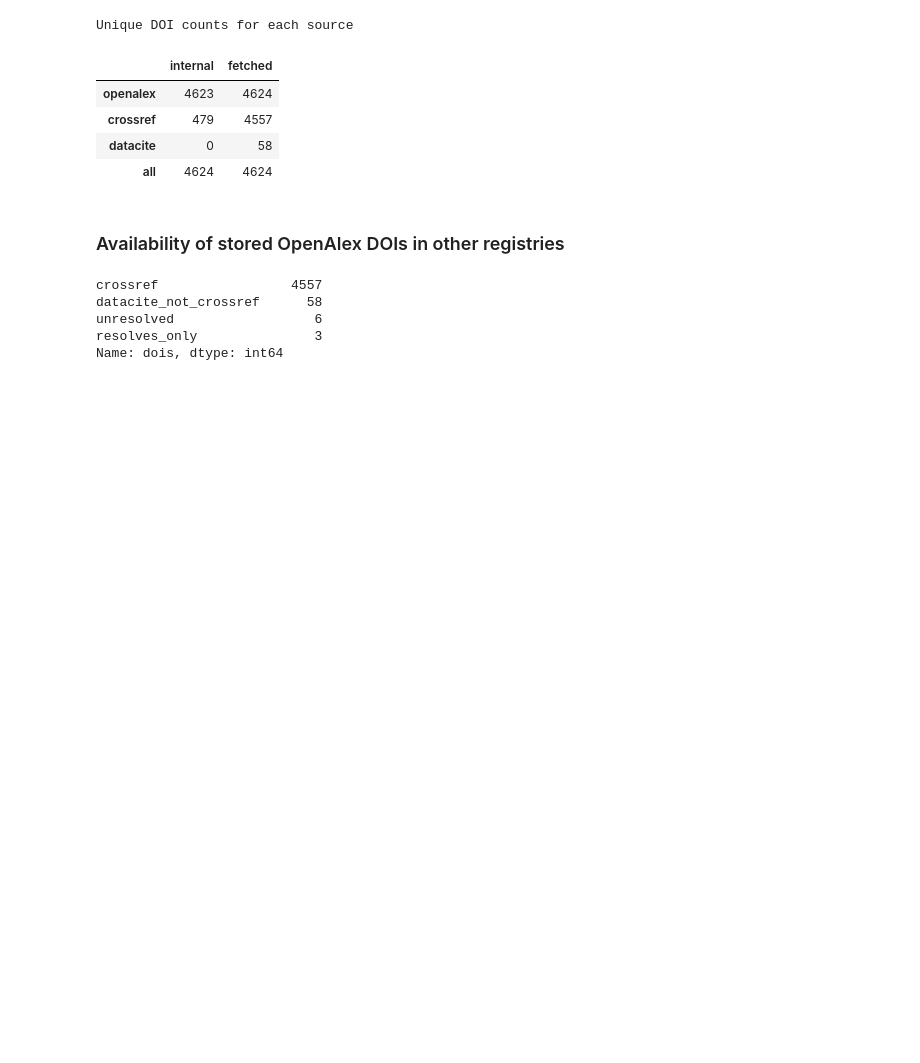
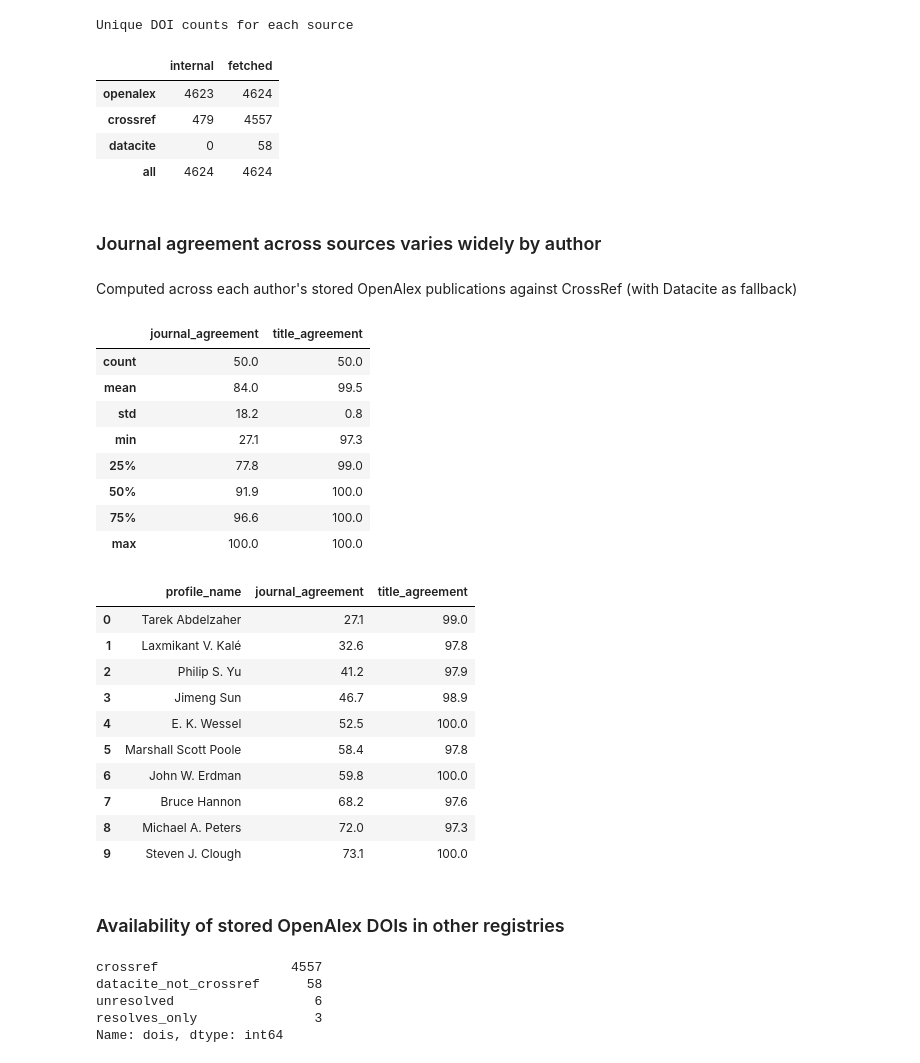
Before and after one commit to adityaballabh/scholarix-assessment, a Jupyter notebook: analysis/audit/audit.ipynb, the cells around one changed output. Cells and saved outputs as stored; diff of their text form; code cells hidden in the pictures; blank space fills up the shorter version.

Commit message:
add agreement per author and journal checks

```diff
--- a/analysis/audit/audit.ipynb
+++ b/analysis/audit/audit.ipynb
@@ -123,6 +125,44 @@ Unique DOI counts for each source
 | crossref | 479 | 4557 |
 | datacite | 0 | 58 |
 | all | 4624 | 4624 |
+# %% [markdown]
+### Journal agreement across sources varies widely by author
+# %% [markdown]
+Computed across each author's stored OpenAlex publications against CrossRef (with Datacite as fallback)
+# %%
+author_agreement = pd.DataFrame(external_checks.agreement_by_author(internal_data, external_data))
+author_agreement["profile_name"] = author_agreement["author_id"].map(
+    lambda author_id: internal_data[author_id]["profile"]["name"]
+)
+display(author_agreement[["journal_agreement", "title_agreement"]].describe().round(1))
+display(
+    author_agreement.sort_values("journal_agreement")[
+        ["profile_name", "journal_agreement", "title_agreement"]
+    ]
+    .head(10)
+    .reset_index(drop=True)
+)
+# %% [output]
+|  | journal_agreement | title_agreement |
+| count | 50.0 | 50.0 |
+| mean | 84.0 | 99.5 |
+| std | 18.2 | 0.8 |
+| min | 27.1 | 97.3 |
+| 25% | 77.8 | 99.0 |
+| 50% | 91.9 | 100.0 |
+| 75% | 96.6 | 100.0 |
+| max | 100.0 | 100.0 |
+|  | profile_name | journal_agreement | title_agreement |
+| 0 | Tarek Abdelzaher | 27.1 | 99.0 |
+| 1 | Laxmikant V. Kalé | 32.6 | 97.8 |
+| 2 | Philip S. Yu | 41.2 | 97.9 |
+| 3 | Jimeng Sun | 46.7 | 98.9 |
+| 4 | E. K. Wessel | 52.5 | 100.0 |
+| 5 | Marshall Scott Poole | 58.4 | 97.8 |
+| 6 | John W. Erdman | 59.8 | 100.0 |
+| 7 | Bruce Hannon | 68.2 | 97.6 |
+| 8 | Michael A. Peters | 72.0 | 97.3 |
+| 9 | Steven J. Clough | 73.1 | 100.0 |
 # %% [markdown]
 ### Availability of stored OpenAlex DOIs in other registries
 # %%
```
Also changed, not shown: parts of 4 cells of this notebook, 2 other files.
